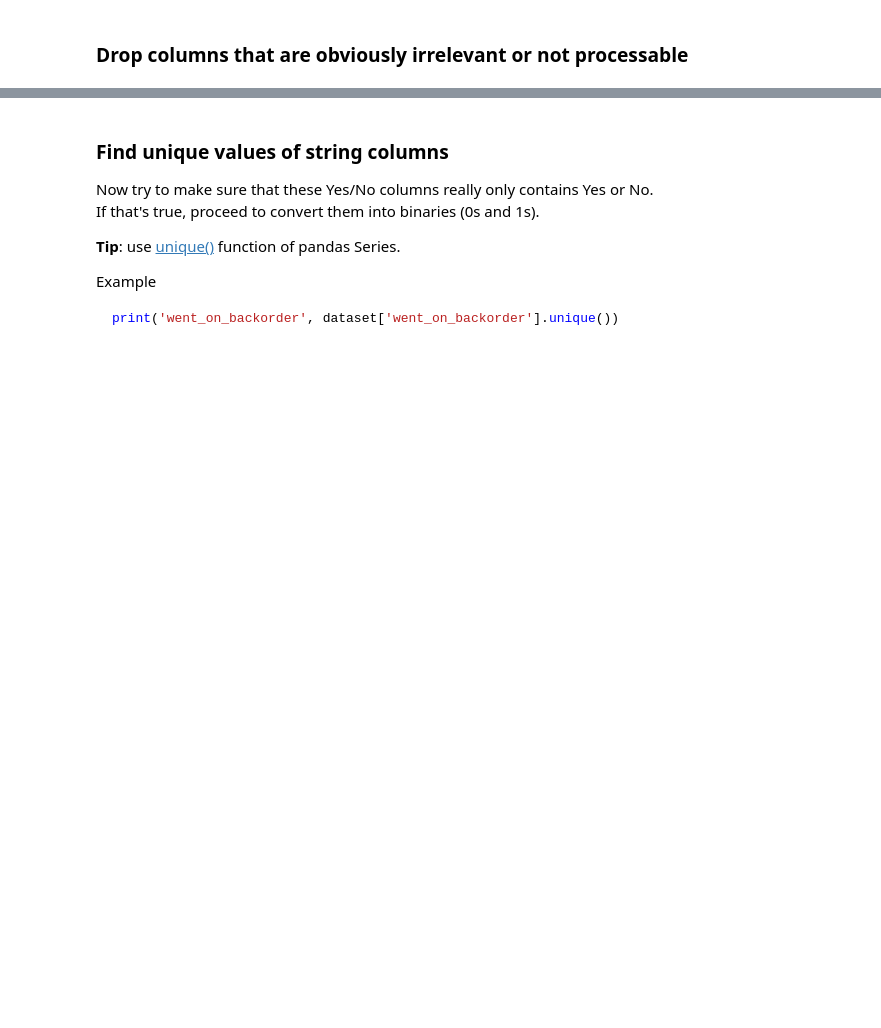
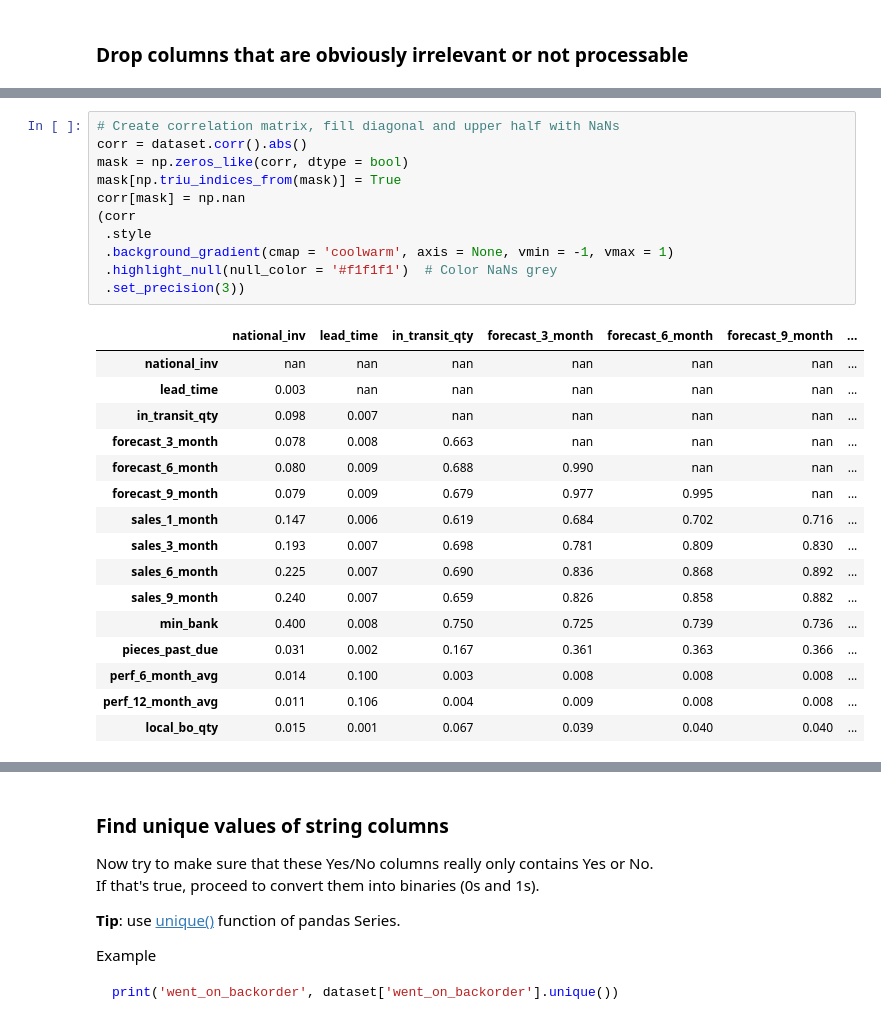
Before and after one commit to SteeltownRiot/DSA, a Jupyter notebook: DSA-8010 Applied Machine Learning/Module 6 - Operationalizing a Machine Learning Pipeline/Exercises/FP-Part1-Preprocessing.ipynb, the cells around one changed output, grey strips where cells are left out. Drawn from its saved outputs; the diff is of its cells as text; blank space fills up the shorter version.

```diff
--- a/DSA-8010 Applied Machine Learning/Module 6 - Operationalizing a Machine Learning Pipeline/Exercises/FP-Part1-Preprocessing.ipynb
+++ b/DSA-8010 Applied Machine Learning/Module 6 - Operationalizing a Machine Learning Pipeline/Exercises/FP-Part1-Preprocessing.ipynb
@@ -213,0 +308,28 @@ dataset.iloc[:3,18:24]
+# %%
+# Create correlation matrix, fill diagonal and upper half with NaNs
+corr = dataset.corr().abs()
+mask = np.zeros_like(corr, dtype = bool)
+mask[np.triu_indices_from(mask)] = True
+corr[mask] = np.nan
+(corr
+ .style
+ .background_gradient(cmap = 'coolwarm', axis = None, vmin = -1, vmax = 1)
+ .highlight_null(null_color = '#f1f1f1')  # Color NaNs grey
+ .set_precision(3))
+# %% [output]
+|  | national_inv | lead_time | in_transit_qty | forecast_3_month | forecast_6_month | forecast_9_month | ... |
+| national_inv | nan | nan | nan | nan | nan | nan | ... |
+| lead_time | 0.003 | nan | nan | nan | nan | nan | ... |
+| in_transit_qty | 0.098 | 0.007 | nan | nan | nan | nan | ... |
+| forecast_3_month | 0.078 | 0.008 | 0.663 | nan | nan | nan | ... |
+| forecast_6_month | 0.080 | 0.009 | 0.688 | 0.990 | nan | nan | ... |
+| forecast_9_month | 0.079 | 0.009 | 0.679 | 0.977 | 0.995 | nan | ... |
+| sales_1_month | 0.147 | 0.006 | 0.619 | 0.684 | 0.702 | 0.716 | ... |
+| sales_3_month | 0.193 | 0.007 | 0.698 | 0.781 | 0.809 | 0.830 | ... |
+| sales_6_month | 0.225 | 0.007 | 0.690 | 0.836 | 0.868 | 0.892 | ... |
+| sales_9_month | 0.240 | 0.007 | 0.659 | 0.826 | 0.858 | 0.882 | ... |
+| min_bank | 0.400 | 0.008 | 0.750 | 0.725 | 0.739 | 0.736 | ... |
+| pieces_past_due | 0.031 | 0.002 | 0.167 | 0.361 | 0.363 | 0.366 | ... |
+| perf_6_month_avg | 0.014 | 0.100 | 0.003 | 0.008 | 0.008 | 0.008 | ... |
+| perf_12_month_avg | 0.011 | 0.106 | 0.004 | 0.009 | 0.008 | 0.008 | ... |
+| local_bo_qty | 0.015 | 0.001 | 0.067 | 0.039 | 0.040 | 0.040 | ... |
```
Also changed, not shown: parts of 23 cells of this notebook.
